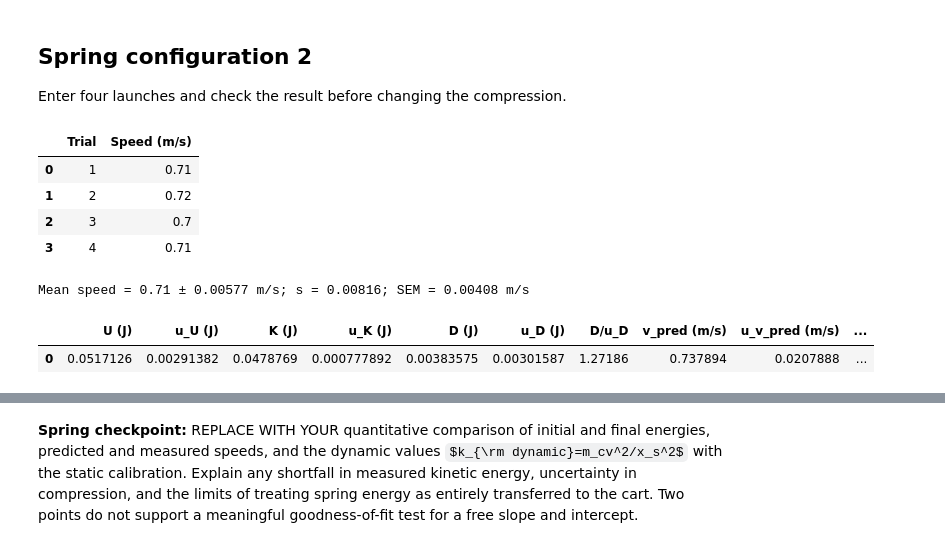
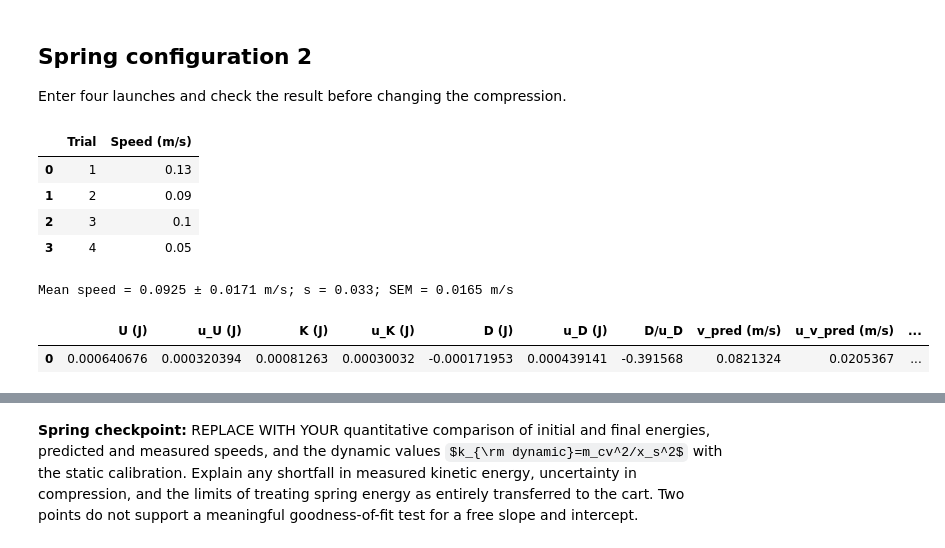
Before and after one commit to aston-french/Phys201L, a Jupyter notebook: labs/Lab05_Air_Track_Conservation_of_Energy/Lab05_Air_Track_Conservation_of_Energy.ipynb, the cells around one changed output, grey strips where cells are left out. Saved outputs shown, nothing was run; the diff lists cells and outputs as text; code cells hidden in the pictures; some formulas as TeX source.

```diff
--- a/labs/Lab05_Air_Track_Conservation_of_Energy/Lab05_Air_Track_Conservation_of_Energy.ipynb
+++ b/labs/Lab05_Air_Track_Conservation_of_Energy/Lab05_Air_Track_Conservation_of_Energy.ipynb
@@ -392,23 +394,23 @@ Enter four launches and check the result before changing the compression.
 # %%
 # REPLACE all examples with measurements for spring configuration 2.
 m_cart = 0.18995     # kg; actual complete moving mass in spring setup
 u_m_cart = 0.000005  # kg
-x_s = 0.018            # m; compression relative to unloaded length
+x_s = 0.002            # m; compression relative to unloaded length
 u_x_s = 0.0005       # m; include repeatability of setting the compression
-speeds = [0.71, 0.72, 0.7, 0.71]        # m/s
-if x_s < 0.01 or not compression.min() <= x_s <= compression.max():
+speeds = [0.13, 0.09, 0.10, 0.05]        # m/s
+if x_s < 0.002:
     raise ValueError("Use at least 1 cm compression within the calibrated linear range")
 spring_2 = spring_run(m_cart, u_m_cart, x_s, u_x_s, speeds)
 show_result(spring_2)
 # %% [output]
 |  | Trial | Speed (m/s) |
-| 0 | 1 | 0.71 |
-| 1 | 2 | 0.72 |
-| 2 | 3 | 0.7 |
-| 3 | 4 | 0.71 |
+| 0 | 1 | 0.13 |
+| 1 | 2 | 0.09 |
+| 2 | 3 | 0.1 |
+| 3 | 4 | 0.05 |
-Mean speed = 0.71 ± 0.00577 m/s; s = 0.00816; SEM = 0.00408 m/s
+Mean speed = 0.0925 ± 0.0171 m/s; s = 0.033; SEM = 0.0165 m/s
 |  | U (J) | u_U (J) | K (J) | u_K (J) | D (J) | u_D (J) | D/u_D | v_pred (m/s) | u_v_pred (m/s) | ... |
-| 0 | 0.0517126 | 0.00291382 | 0.0478769 | 0.000777892 | 0.00383575 | 0.00301587 | 1.27186 | 0.737894 | 0.0207888 | ... |
+| 0 | 0.000640676 | 0.000320394 | 0.00081263 | 0.00030032 | -0.000171953 | 0.000439141 | -0.391568 | 0.0821324 | 0.0205367 | ... |
 # %%
 spring_table = energy_plot({"Spring 1":spring_1, "Spring 2":spring_2},
                            "Figure 4. Spring potential energy to kinetic energy")
```
Also changed, not shown: parts of 6 cells of this notebook.
